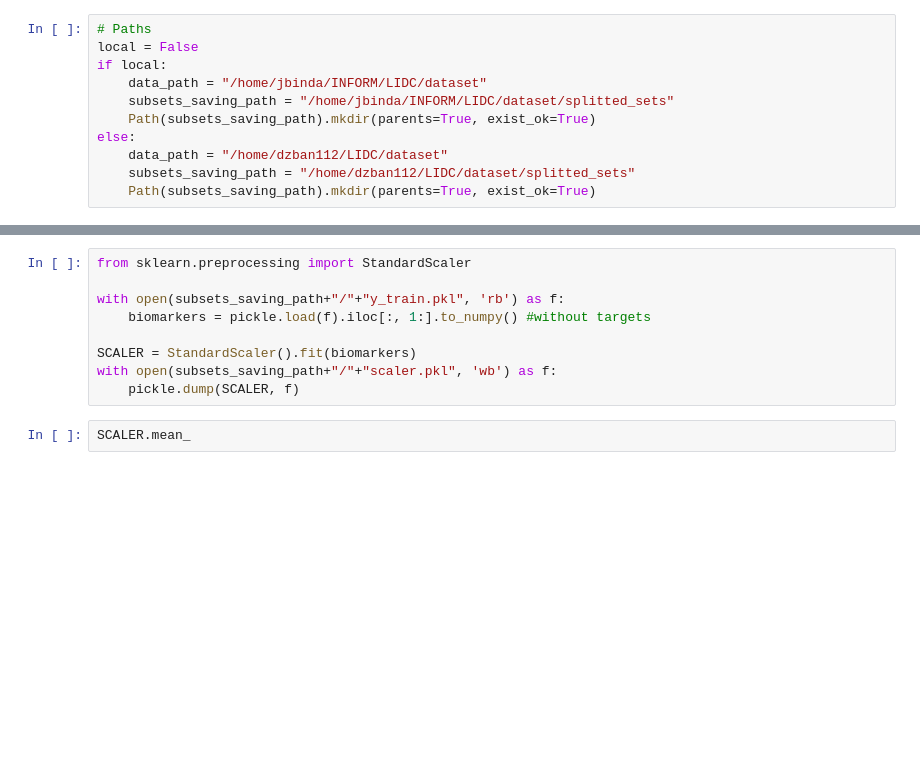
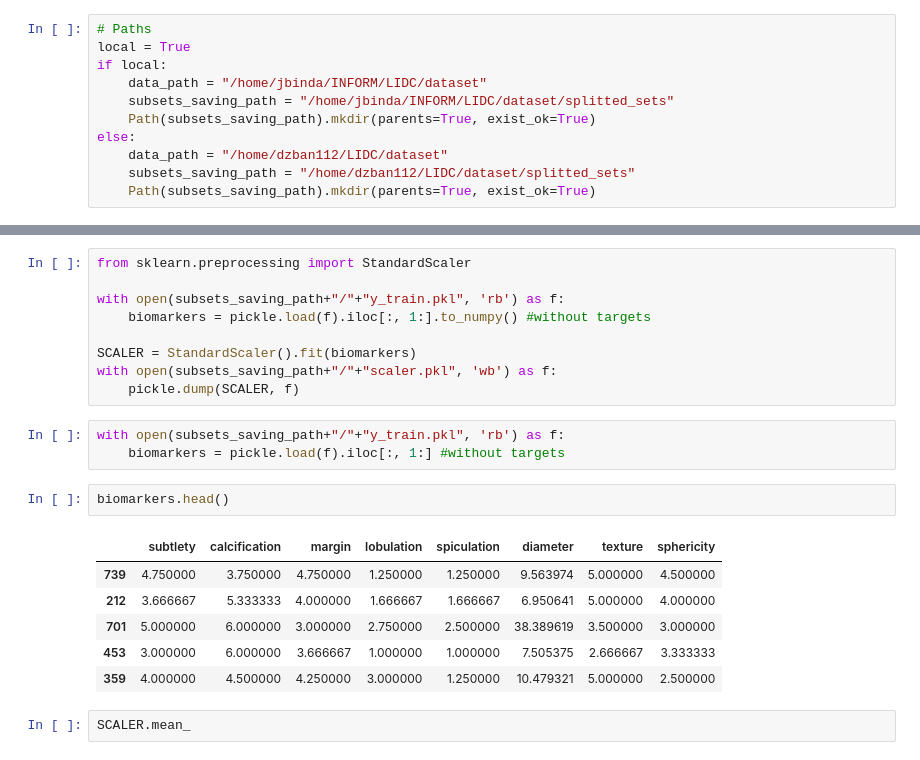
Before and after one commit to jbindaAI/LIDC, a Jupyter notebook: DINO/ViT_finetuning.ipynb, the cells around one changed output, grey strips where cells are left out. Saved outputs shown, nothing was run; the diff lists cells and outputs as text; blank space fills up the shorter version.

```diff
--- a/DINO/ViT_finetuning.ipynb
+++ b/DINO/ViT_finetuning.ipynb
@@ -21,7 +21,7 @@ from LIDC_Dataset_biom import LIDC_Dataset_biom
 ### Dividing dataset into three sets: training, validation and test sets.
 # %%
 # Paths
-local = False
+local = True
 if local:
     data_path = "/home/jbinda/INFORM/LIDC/dataset"
     subsets_saving_path = "/home/jbinda/INFORM/LIDC/dataset/splitted_sets"
@@ -254,6 +254,18 @@ with open(subsets_saving_path+"/"+"y_train.pkl", 'rb') as f:
 SCALER = StandardScaler().fit(biomarkers)
 with open(subsets_saving_path+"/"+"scaler.pkl", 'wb') as f:
     pickle.dump(SCALER, f)
+# %%
+with open(subsets_saving_path+"/"+"y_train.pkl", 'rb') as f:
+    biomarkers = pickle.load(f).iloc[:, 1:] #without targets
+# %%
+biomarkers.head()
+# %% [output]
+|  | subtlety | calcification | margin | lobulation | spiculation | diameter | texture | sphericity |
+| 739 | 4.750000 | 3.750000 | 4.750000 | 1.250000 | 1.250000 | 9.563974 | 5.000000 | 4.500000 |
+| 212 | 3.666667 | 5.333333 | 4.000000 | 1.666667 | 1.666667 | 6.950641 | 5.000000 | 4.000000 |
+| 701 | 5.000000 | 6.000000 | 3.000000 | 2.750000 | 2.500000 | 38.389619 | 3.500000 | 3.000000 |
+| 453 | 3.000000 | 6.000000 | 3.666667 | 1.000000 | 1.000000 | 7.505375 | 2.666667 | 3.333333 |
+| 359 | 4.000000 | 4.500000 | 4.250000 | 3.000000 | 1.250000 | 10.479321 | 5.000000 | 2.500000 |
 # %%
 SCALER.mean_
 # %% [output]
```
Also changed, not shown: parts of 1 cell of this notebook, 20 other files.
